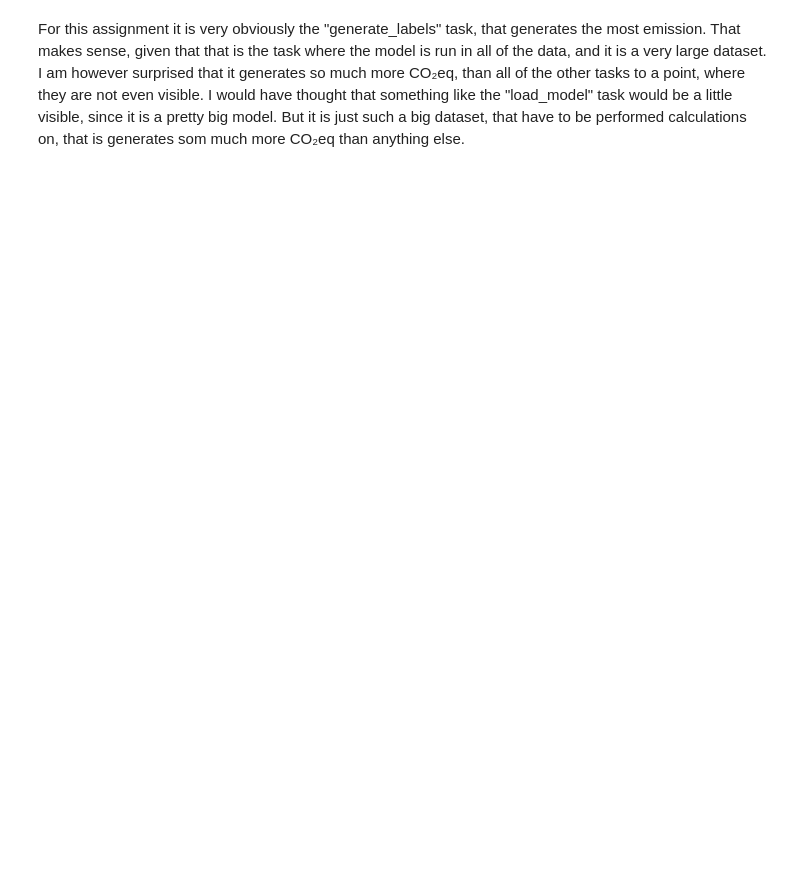
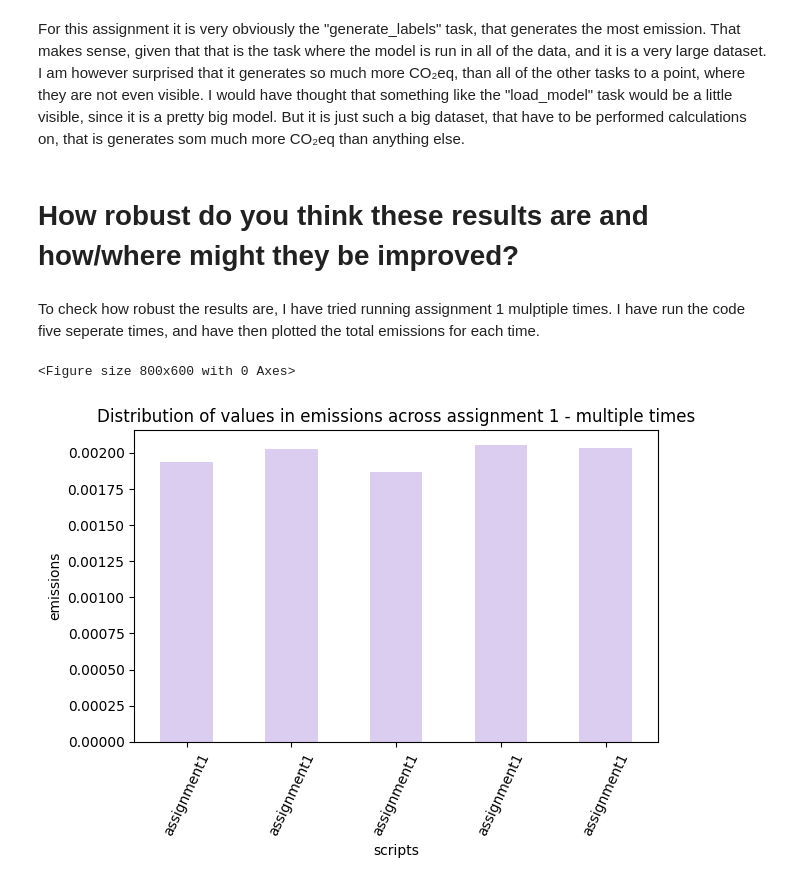
Before and after one commit to LauraBang22/cds-language-exam, a Jupyter notebook: Assignments/Assignment5/src/Assignment5.ipynb, the cells around one changed output. Drawn from its saved outputs; the diff is of its cells as text; code cells hidden in the pictures; blank space fills up the shorter version.

```diff
--- a/Assignments/Assignment5/src/Assignment5.ipynb
+++ b/Assignments/Assignment5/src/Assignment5.ipynb
@@ -257,2 +246,25 @@ plt.savefig("../out/assignment4.png")
 # %% [markdown]
 For this assignment it is very obviously the "generate_labels" task, that generates the most emission. That makes sense, given that that is the task where the model is run in all of the data, and it is a very large dataset. I am however surprised that it generates so much more CO₂eq, than all of the other tasks to a point, where they are not even visible. I would have thought that something like the "load_model" task would be a little visible, since it is a pretty big model. But it is just such a big dataset, that have to be performed calculations on, that is generates som much more CO₂eq than anything else.
+# %% [markdown]
+# How robust do you think these results are and how/where might they be improved?
+# %% [markdown]
+To check how robust the results are, I have tried running assignment 1 mulptiple times. I have run the code five seperate times, and have then plotted the total emissions for each time.
+# %%
+filename = os.path.join("..", "emissions", "examples", "emissions1.csv")
+assignment1 = pd.read_csv(filename)
+
+plt.figure(figsize=(8, 6))
+assignment1.plot(x="project_name", y="emissions", kind = "bar", color = "#DBCDF0", legend=None)
+
+
+plt.xlabel("scripts")
+plt.ylabel("emissions")
+plt.title('Distribution of values in emissions across assignment 1 - multiple times')
+
+plt.xticks(rotation=65)
+plt.tight_layout()
+plt.savefig("../out/robustness.png")
+plt.show()
+# %% [output]
+<Figure size 800x600 with 0 Axes>
+[figure, added]
```
Also changed, not shown: parts of 16 cells of this notebook, 21 other files.
